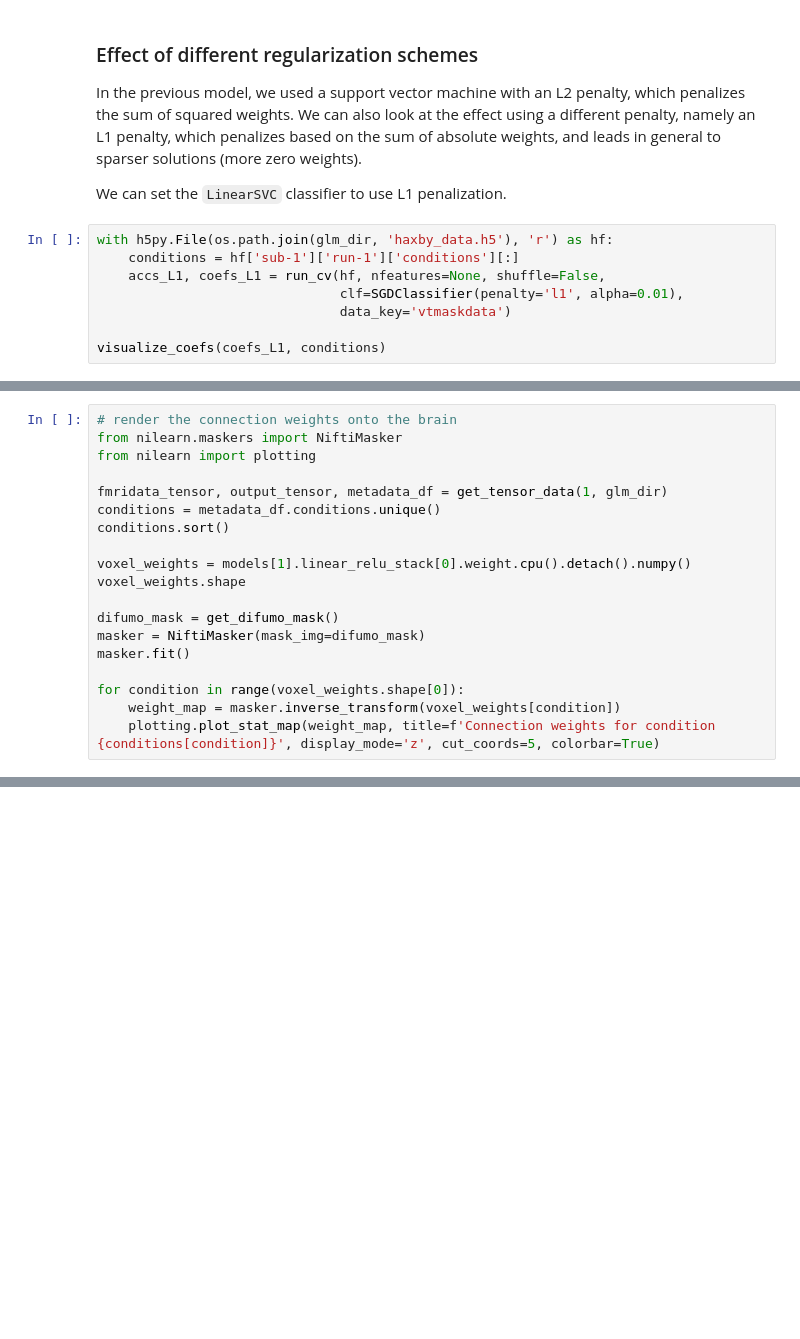
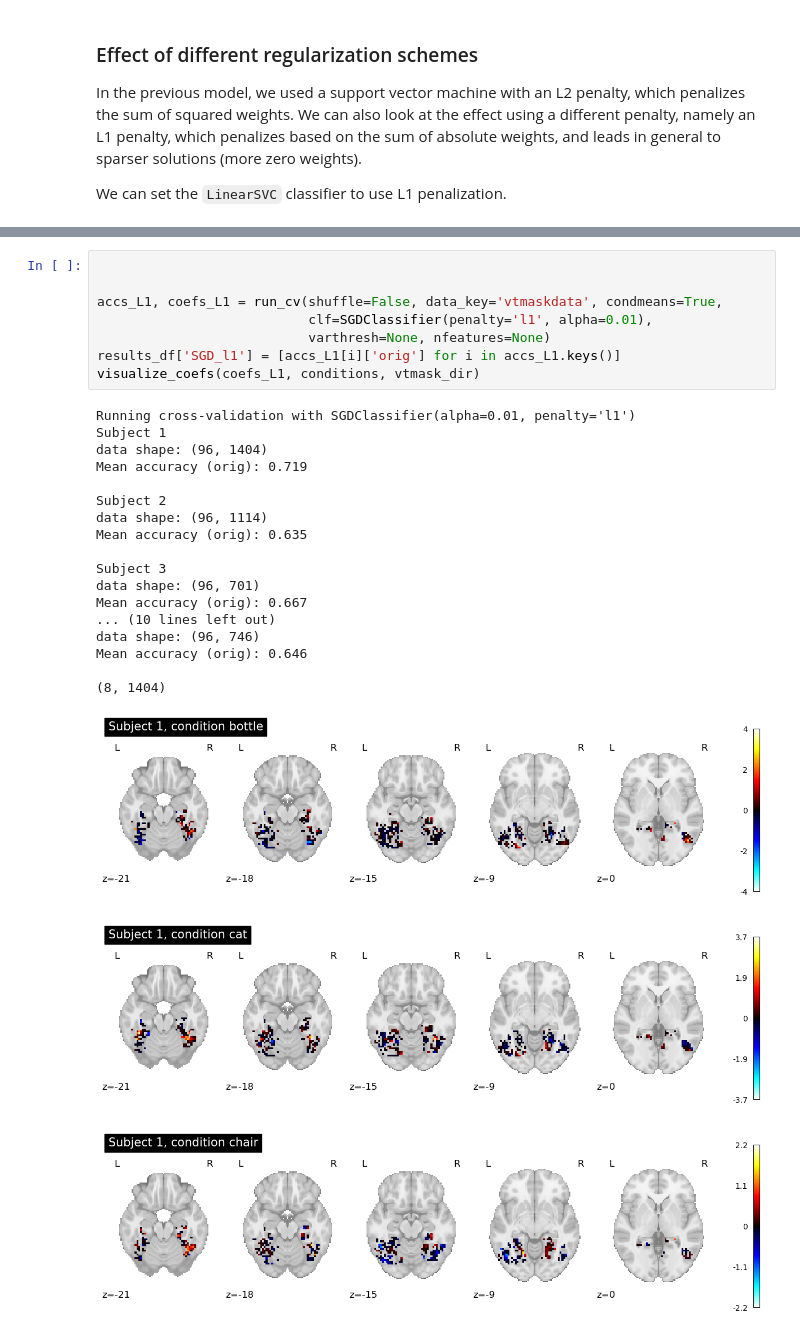
Before and after one commit to poldrack/AI_in_CogNeuro, a Jupyter notebook: notebooks/decoding_haxby.ipynb, the cells around one changed output, grey strips where cells are left out. Drawn from its saved outputs; the diff is of its cells as text; blank space fills up the shorter version.

Commit message:
working version with l2, l1, and mlp, using either all trials or block means

```diff
--- a/notebooks/decoding_haxby.ipynb
+++ b/notebooks/decoding_haxby.ipynb
@@ -373,11 +283,3 @@ visualize_coefs(coefs, conditions)
 In the previous model, we used a support vector machine with an L2 penalty, which penalizes the sum of squared weights. We can also look at the effect using a different penalty, namely an L1 penalty, which penalizes based on the sum of absolute weights, and leads in general to sparser solutions (more zero weights).
 
 We can set the `LinearSVC` classifier to use L1 penalization.
-# %%
-with h5py.File(os.path.join(glm_dir, 'haxby_data.h5'), 'r') as hf:
-    conditions = hf['sub-1']['run-1']['conditions'][:]
-    accs_L1, coefs_L1 = run_cv(hf, nfeatures=None, shuffle=False,
-                               clf=SGDClassifier(penalty='l1', alpha=0.01),
-                               data_key='vtmaskdata')
-
-visualize_coefs(coefs_L1, conditions)
@@ -548,19 +285,0 @@ test correct: 0.969
-# %%
-# render the connection weights onto the brain
-from nilearn.maskers import NiftiMasker
-from nilearn import plotting
-
-fmridata_tensor, output_tensor, metadata_df = get_tensor_data(1, glm_dir)
-conditions = metadata_df.conditions.unique()
-conditions.sort()
-
-voxel_weights = models[1].linear_relu_stack[0].weight.cpu().detach().numpy()
-voxel_weights.shape
-
-difumo_mask = get_difumo_mask()
-masker = NiftiMasker(mask_img=difumo_mask)
-masker.fit()
-
-for condition in range(voxel_weights.shape[0]):
-    weight_map = masker.inverse_transform(voxel_weights[condition])
-    plotting.plot_stat_map(weight_map, title=f'Connection weights for condition {conditions[condition]}', display_mode='z', cut_coords=5, colorbar=True)
@@ -575,0 +286,29 @@ for condition in range(voxel_weights.shape[0]):
+# %%
+
+
+accs_L1, coefs_L1 = run_cv(shuffle=False, data_key='vtmaskdata', condmeans=True,
+                           clf=SGDClassifier(penalty='l1', alpha=0.01),
+                           varthresh=None, nfeatures=None)
+results_df['SGD_l1'] = [accs_L1[i]['orig'] for i in accs_L1.keys()]
+visualize_coefs(coefs_L1, conditions, vtmask_dir)
+# %% [output]
+Running cross-validation with SGDClassifier(alpha=0.01, penalty='l1')
+Subject 1
+data shape: (96, 1404)
+Mean accuracy (orig): 0.719
+
+Subject 2
+data shape: (96, 1114)
+Mean accuracy (orig): 0.635
+
+Subject 3
+data shape: (96, 701)
+Mean accuracy (orig): 0.667
+... (10 lines left out)
+data shape: (96, 746)
+Mean accuracy (orig): 0.646
+
+(8, 1404)
+[figure, added]
+[figure, added]
+[figure, added]
```
Also changed, not shown: parts of 19 cells of this notebook.
